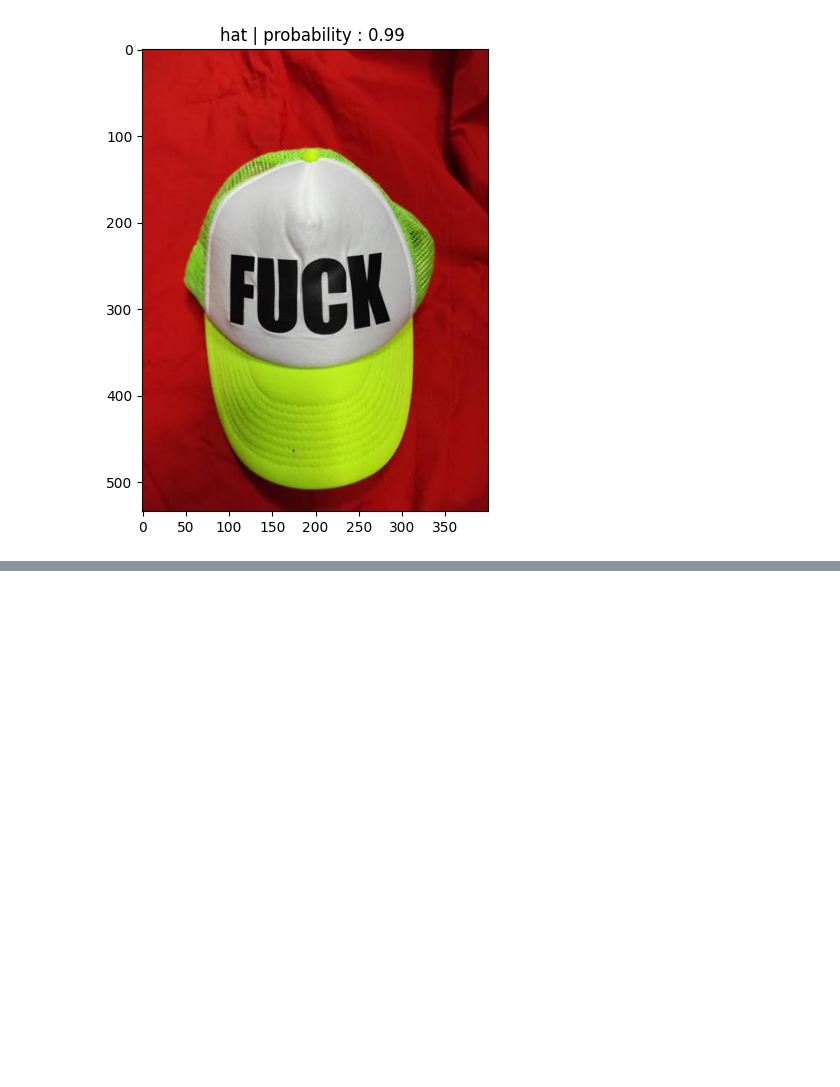
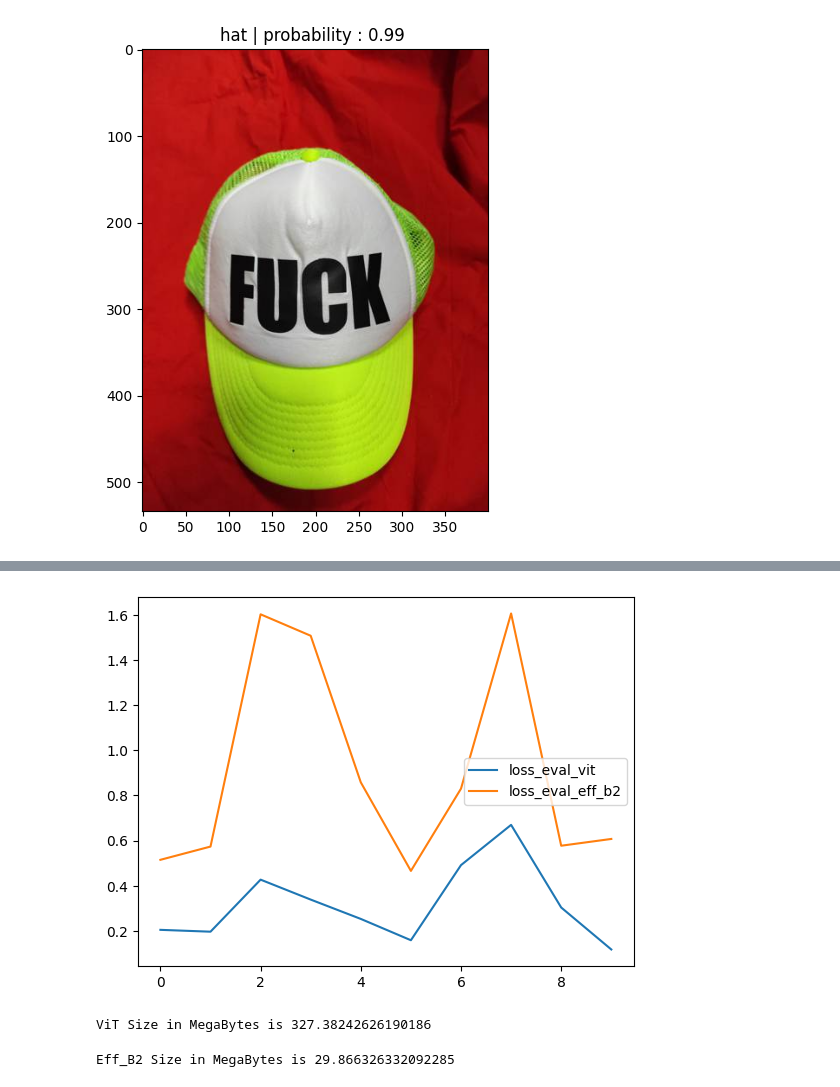
Before and after one commit to aliREZA79400/Clothing-Classification, a Jupyter notebook: Vision.ipynb, the cells around one changed output, grey strips where cells are left out. Saved outputs shown, nothing was run; the diff lists cells and outputs as text; code cells hidden in the pictures; blank space fills up the shorter version.

Commit message:
Add comparison between models

```diff
--- a/vivson.ipynb
+++ b/Vision.ipynb
@@ -1500,0 +1680,27 @@ Reusing TensorBoard on port 6006 (pid 12489), started 0:02:43 ago. (Use '!kill 1
+# %%
+df.loss_eval_eff_b2 =   df.loss_eval_eff_b2.to_numpy()
+df.loss_eval_eff_b2 = df.loss_eval_eff_b2.astype(float)
+# %%
+df.loss_eval_vit =   df.loss_eval_vit.to_numpy()
+df.loss_eval_vit = df.loss_eval_vit.astype(float)
+# %%
+df.iloc[:,[2,3]].plot();
+# %% [output]
+[figure, added]
+# %%
+# get file size in python
+vit_file = "/media/alireza/SSD/Vision_Project/Models/vit_b_16.pth"
+
+file_stats = os.stat(vit_file)
+
+print(f'ViT Size in MegaBytes is {file_stats.st_size / (1024 * 1024)}')
+# %% [output]
+ViT Size in MegaBytes is 327.38242626190186
+# %%
+eff_b2_file = "/media/alireza/SSD/Vision_Project/Models/efficientnet_b2.pth"
+
+eff_b2_file_stats = os.stat(eff_b2_file)
+
+print(f'Eff_B2 Size in MegaBytes is {eff_b2_file_stats.st_size / (1024 * 1024)}')
+# %% [output]
+Eff_B2 Size in MegaBytes is 29.866326332092285
```
Also changed, not shown: parts of 42 cells of this notebook, 11 other files.
